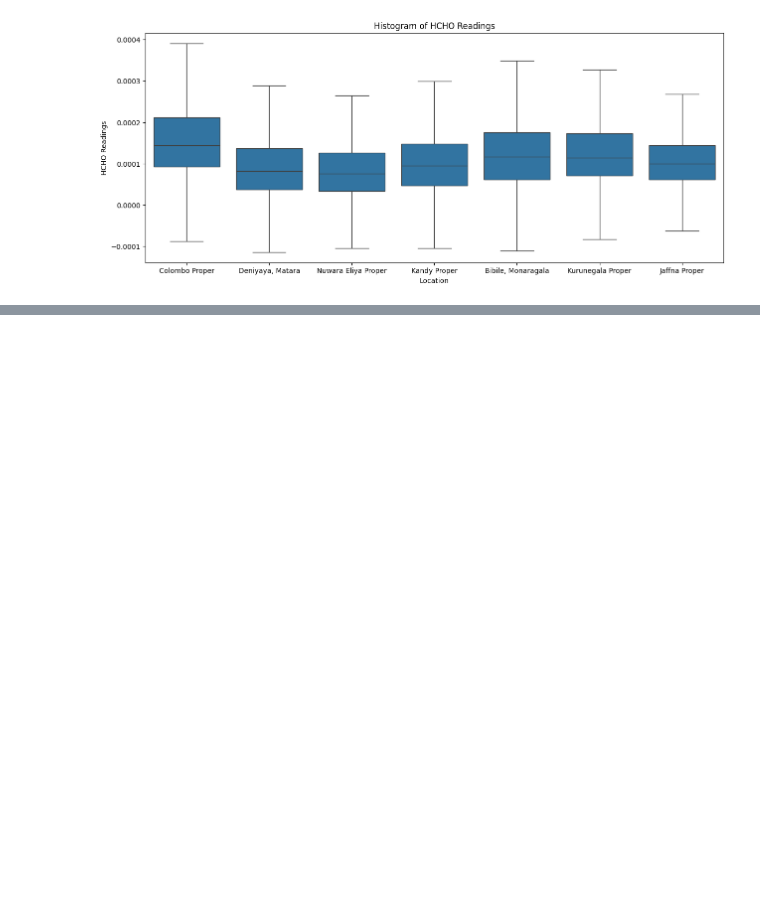
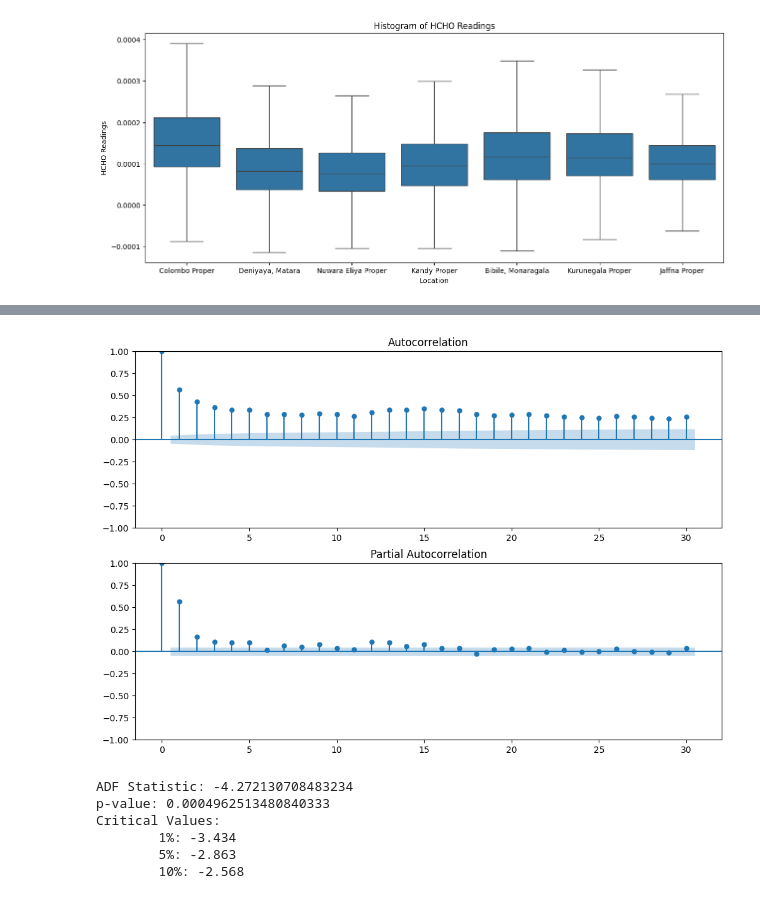
Before and after one commit to Lafri-13/Analysing-Tropospheric-Formaldehyde-HCHO-gas-in-Sri-Lanka, a Jupyter notebook: Analysis_HCHO.ipynb, the cells around one changed output, grey strips where cells are left out. Saved outputs shown, nothing was run; the diff lists cells and outputs as text; code cells hidden in the pictures; blank space fills up the shorter version.

Commit message:
ML model done

```diff
--- a/Analysis_HCHO.ipynb
+++ b/Analysis_HCHO.ipynb
@@ -506,0 +511,3 @@ plt.show()
+# %%
+df_model = df_sl_cities.copy()
+df_model.head()
@@ -506,0 +533,18 @@ plt.show()
+# %%
+from statsmodels.graphics.tsaplots import plot_acf, plot_pacf
+from statsmodels.tsa.stattools import adfuller
+# Check for stationarity
+def check_stationarity(timeseries):
+    # Perform Dickey-Fuller test
+    result = adfuller(timeseries)
+    print('ADF Statistic:', result[0])
+    print('p-value:', result[1]) # 0.05 > x  0
+    print('Critical Values:')
+    for key, value in result[4].items():
+        print('\t%s: %.3f' % (key, value))
+
+def plot_acf_pacf(timeseries, lags=30):
+    fig, ax = plt.subplots(2, 1, figsize=(12, 8))
+    plot_acf(timeseries, ax=ax[0], lags=lags)
+    plot_pacf(timeseries, ax=ax[1], lags=lags)
+    plt.show()
@@ -506,0 +553,4 @@ plt.show()
+# %%
+df_colombo = df_model[df_model['Location'] == 'Colombo Proper']
+print(df_colombo.shape)
+df_colombo.head()
@@ -506,0 +581,13 @@ plt.show()
+# %%
+plot_acf_pacf(df_colombo['HCHO_reading'])
+# %% [output]
+[figure, added]
+# %%
+check_stationarity(df_colombo['HCHO_reading'])
+# %% [output]
+ADF Statistic: -4.272130708483234
+p-value: 0.0004962513480840333
+Critical Values:
+        1%: -3.434
+        5%: -2.863
+        10%: -2.568
```
Also changed, not shown: parts of 12 cells of this notebook.
